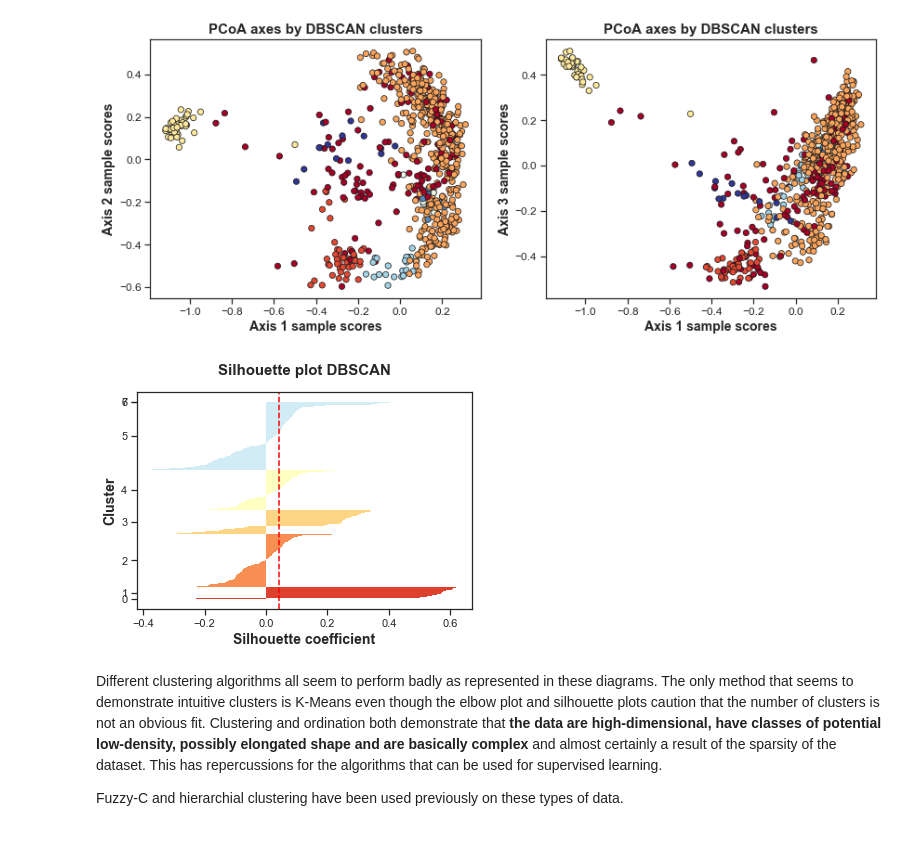
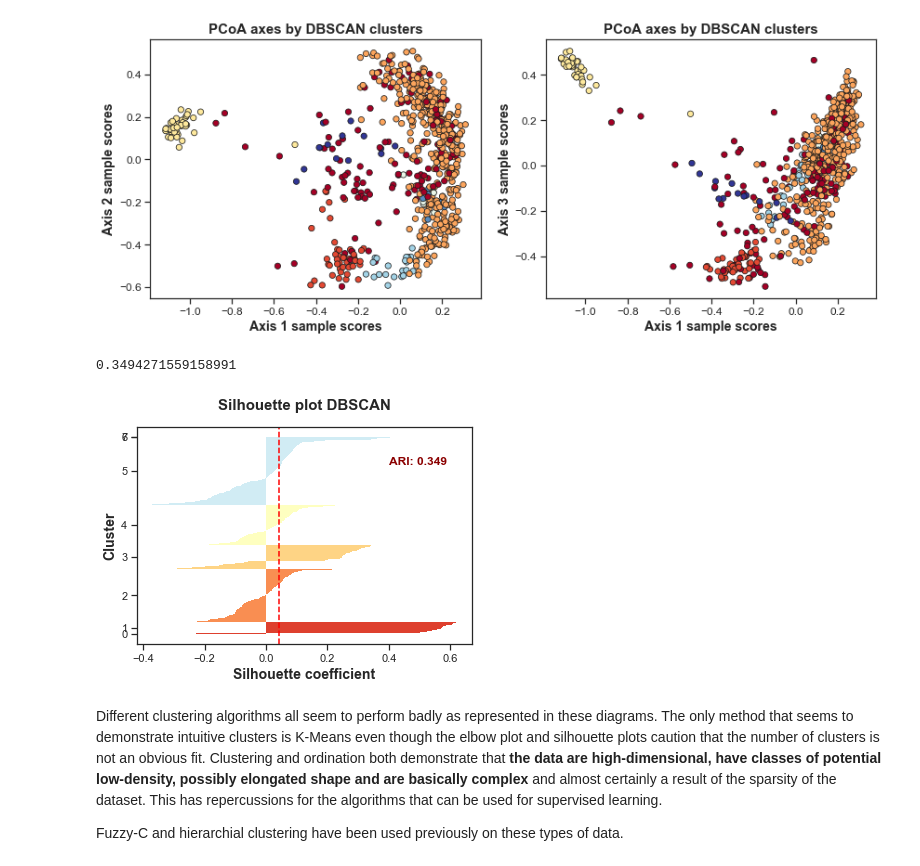
Before and after one commit to b3py0/Capstone-projects, a Jupyter notebook: Volve_final_capstone.ipynb, the cells around one changed output. Saved outputs shown, nothing was run; the diff lists cells and outputs as text; code cells hidden in the pictures.

Commit message:
Add files via upload
Updated with ARI for cluster analyses

```diff
--- a/Volve_final_capstone.ipynb
+++ b/Volve_final_capstone.ipynb
@@ -1771,6 +1782,13 @@ plt.tight_layout()
 plt.show()
 # %% [output]
 [figure]
+# %%
+'''
+How sub-optimal is the clustering? Check with a silhouette plot and ARI.
+'''
+adjusted_rand_score(y,y_db)
+# %% [output]
+0.3494271559158991
 # %%
 '''
 How sub-optimal is the clustering? Check with a silhouette plot.
@@ -1781,34 +1799,35 @@ n_clusters = cluster_labels.shape[0]
 silhouette_vals = silhouette_samples(data,
                                     y_db,
                                     metric='euclidean')
 y_ax_lower, y_ax_upper = 0, 0
 yticks = []
 for i, c in enumerate(cluster_labels):
     c_silhouette_vals = silhouette_vals[y_pred==c]
     c_silhouette_vals.sort()
     y_ax_upper += len(c_silhouette_vals)
     palette = cm.RdYlBu(float(i)/n_clusters)
     plt.barh(range(y_ax_lower, y_ax_upper),
             c_silhouette_vals,
             height=1.0,
             edgecolor='none',
             color=palette)
     yticks.append((y_ax_lower + y_ax_upper)/2.)
     y_ax_lower += len(c_silhouette_vals)
 
 silhouette_avg = np.mean(silhouette_vals)
 plt.axvline(silhouette_avg,
            color='red',
            linestyle='--')
 plt.yticks(yticks, cluster_labels +1)
 plt.ylabel('Cluster', fontsize=14, weight='bold')
 plt.xlabel('Silhouette coefficient', fontsize=14, weight='bold')
 plt.title('Silhouette plot DBSCAN', fontsize=15, weight='bold', y=1.05)
+plt.text(0.4,600, "ARI: 0.349", fontsize = 12, color='darkred',weight='bold')
 
 
 plt.show()
 # %% [output]
-[figure, old version]
+[figure, new version]
 # %% [markdown]
 Different clustering algorithms all seem to perform badly as represented in these diagrams. The only method that seems to demonstrate intuitive clusters is K-Means even though the elbow plot and silhouette plots caution that the number of clusters is not an obvious fit. Clustering and ordination both demonstrate that __the data are high-dimensional, have classes of potential low-density, possibly elongated shape and are basically complex__ and almost certainly a result of the sparsity of the dataset. This has repercussions for the algorithms that can be used for supervised learning.
 
```
Also changed, not shown: parts of 6 cells of this notebook.
